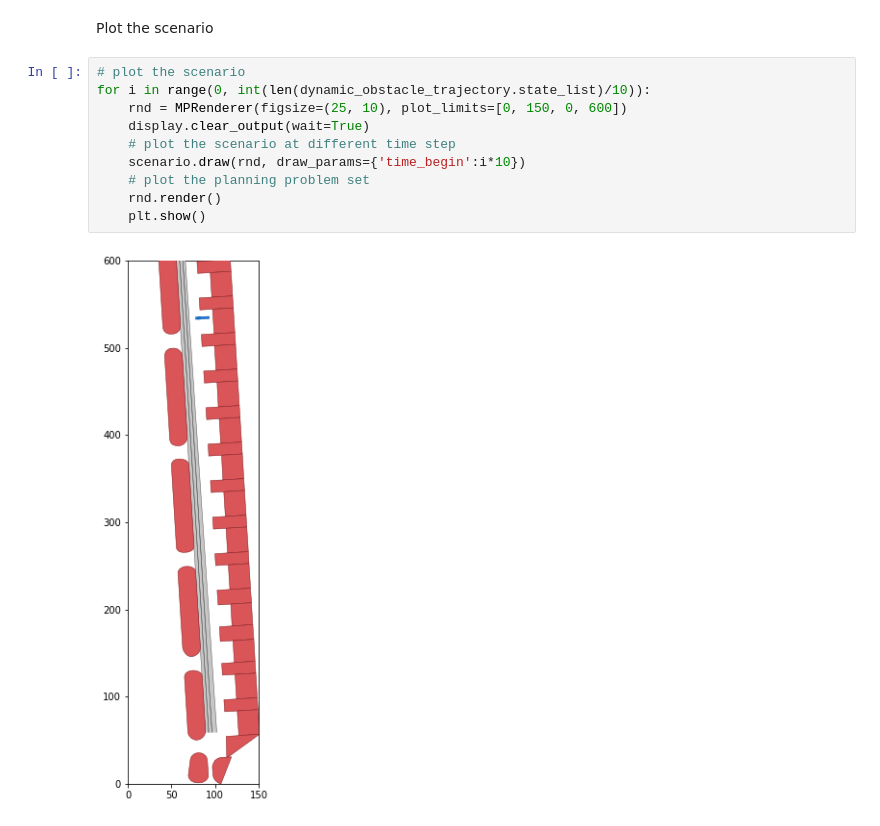
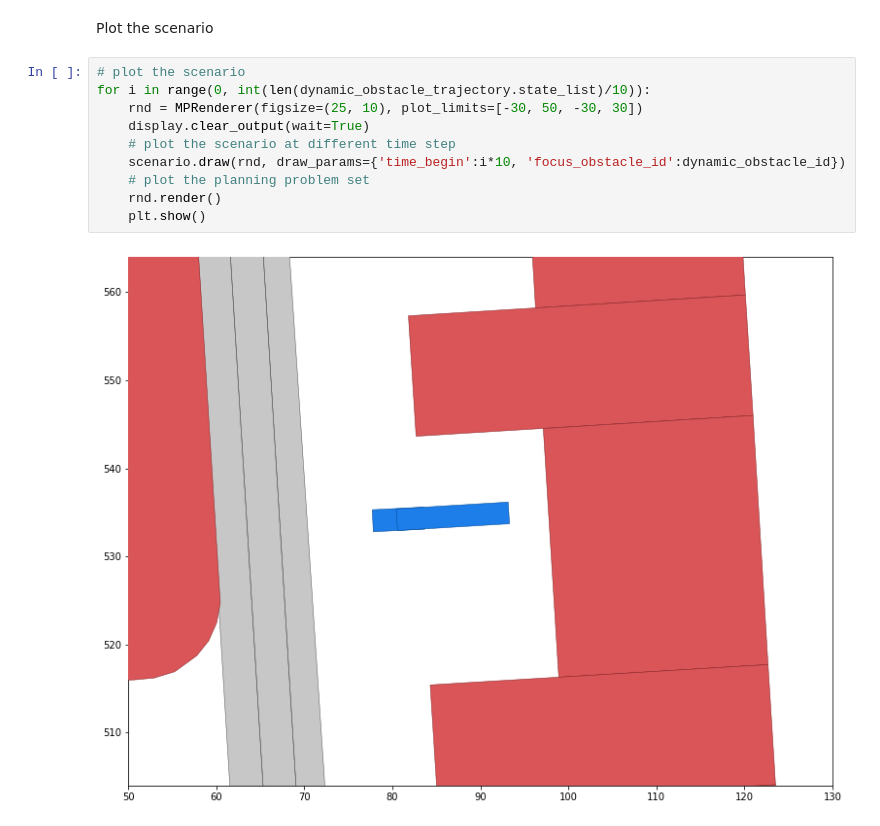
Before and after one commit to CommonRoad/commonroad-io, a Jupyter notebook: tutorials/scenario_truck.ipynb, the cells around one changed output. Cells and saved outputs as stored; diff of their text form.

Commit message:
added focus obstacle id in draw params

```diff
--- a/tutorials/scenario_truck.ipynb
+++ b/tutorials/scenario_truck.ipynb
@@ -156,12 +156,12 @@ Plot the scenario
 # %%
 # plot the scenario
 for i in range(0, int(len(dynamic_obstacle_trajectory.state_list)/10)):
-    rnd = MPRenderer(figsize=(25, 10), plot_limits=[0, 150, 0, 600])
+    rnd = MPRenderer(figsize=(25, 10), plot_limits=[-30, 50, -30, 30])
     display.clear_output(wait=True)
     # plot the scenario at different time step
-    scenario.draw(rnd, draw_params={'time_begin':i*10})
+    scenario.draw(rnd, draw_params={'time_begin':i*10, 'focus_obstacle_id':dynamic_obstacle_id})
     # plot the planning problem set
     rnd.render()
     plt.show()
 # %% [output]
-[figure, old version]
+[figure, new version]
```
